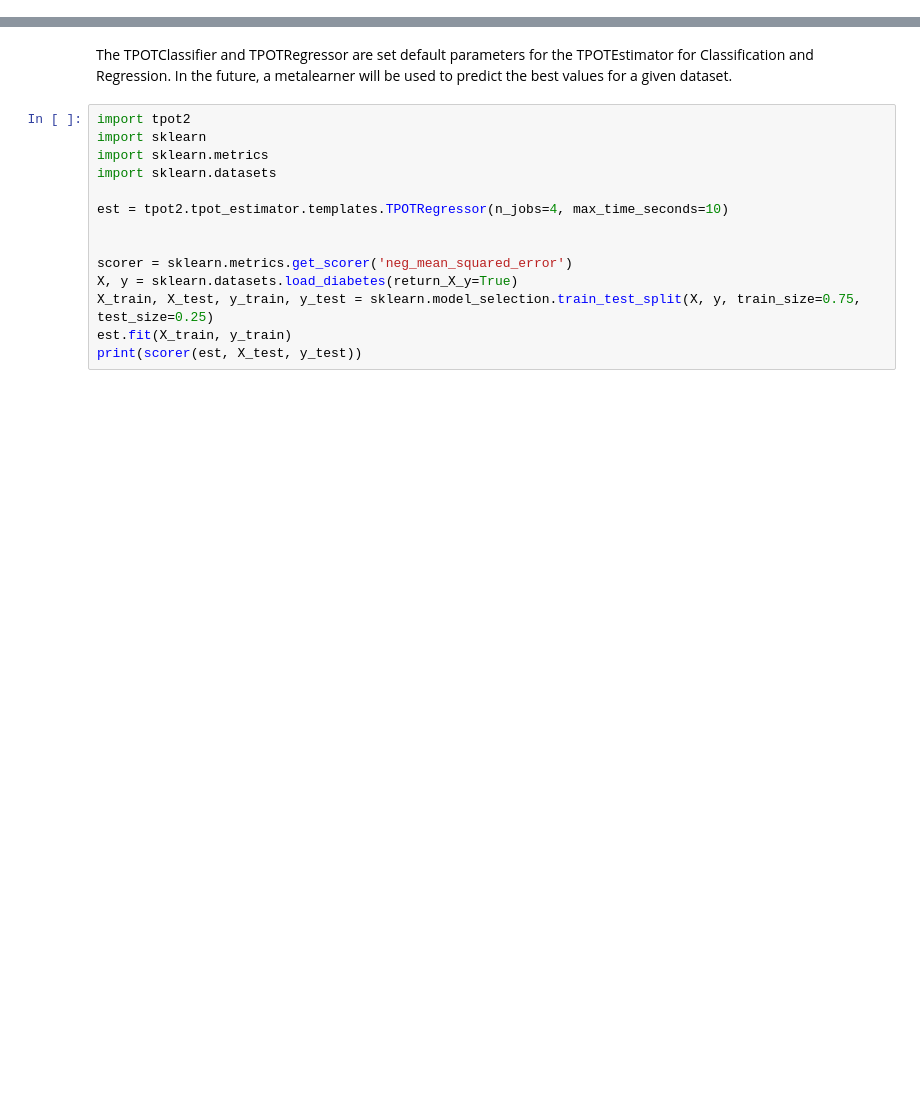
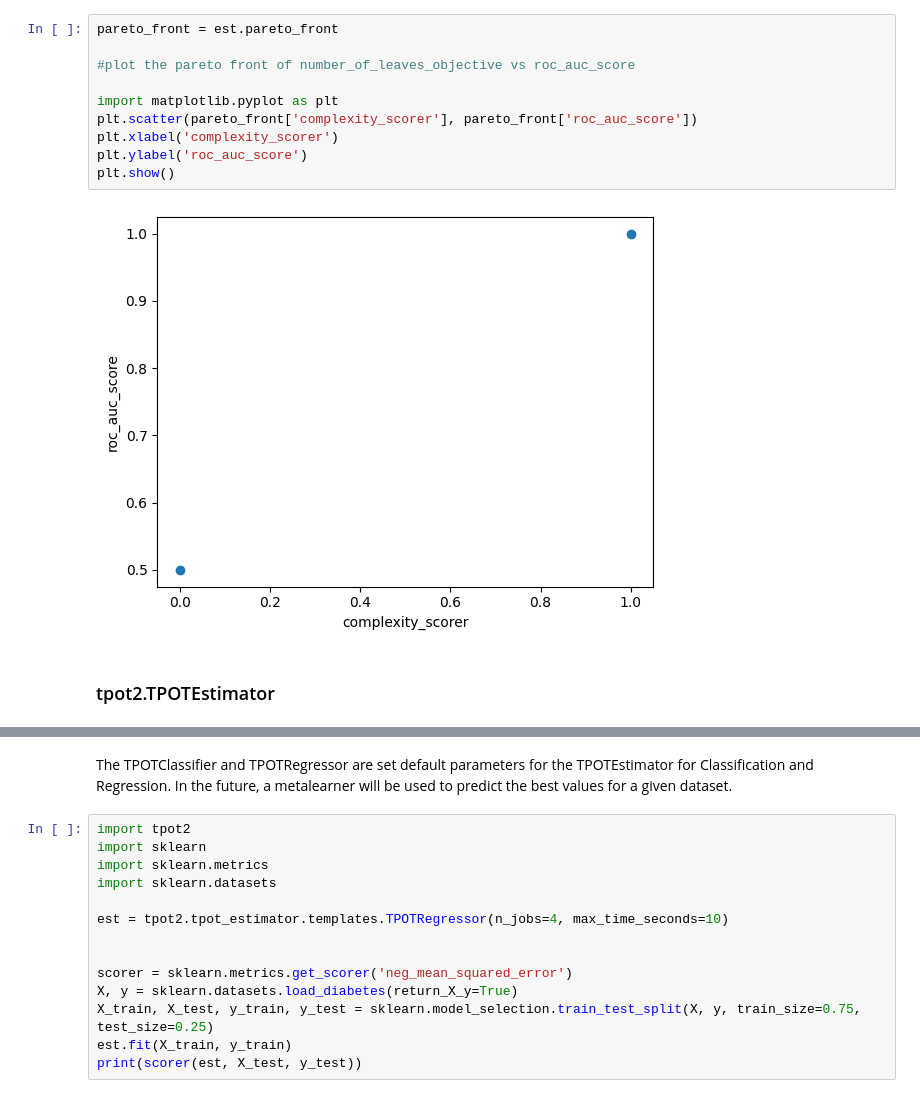
Before and after one commit to EpistasisLab/tpot, a Jupyter notebook: Tutorial/1_Estimators_Overview.ipynb, the cells around one changed output, grey strips where cells are left out. Saved outputs shown, nothing was run; the diff lists cells and outputs as text; blank space fills up the shorter version.

```diff
--- a/Tutorial/1_Estimators_Overview.ipynb
+++ b/Tutorial/1_Estimators_Overview.ipynb
@@ -65,3 +240,17 @@ TPOTEstimator does a standard evolutionary algorithm. In this version, the next
+# %%
+pareto_front = est.pareto_front
+
+#plot the pareto front of number_of_leaves_objective vs roc_auc_score
+
+import matplotlib.pyplot as plt
+plt.scatter(pareto_front['complexity_scorer'], pareto_front['roc_auc_score'])
+plt.xlabel('complexity_scorer')
+plt.ylabel('roc_auc_score')
+plt.show()
+# %% [output]
+[figure, added]
+# %% [markdown]
+### tpot2.TPOTEstimator
 # %%
 import tpot2
 import sklearn
```
Also changed, not shown: parts of 20 cells of this notebook, 4 other files.
